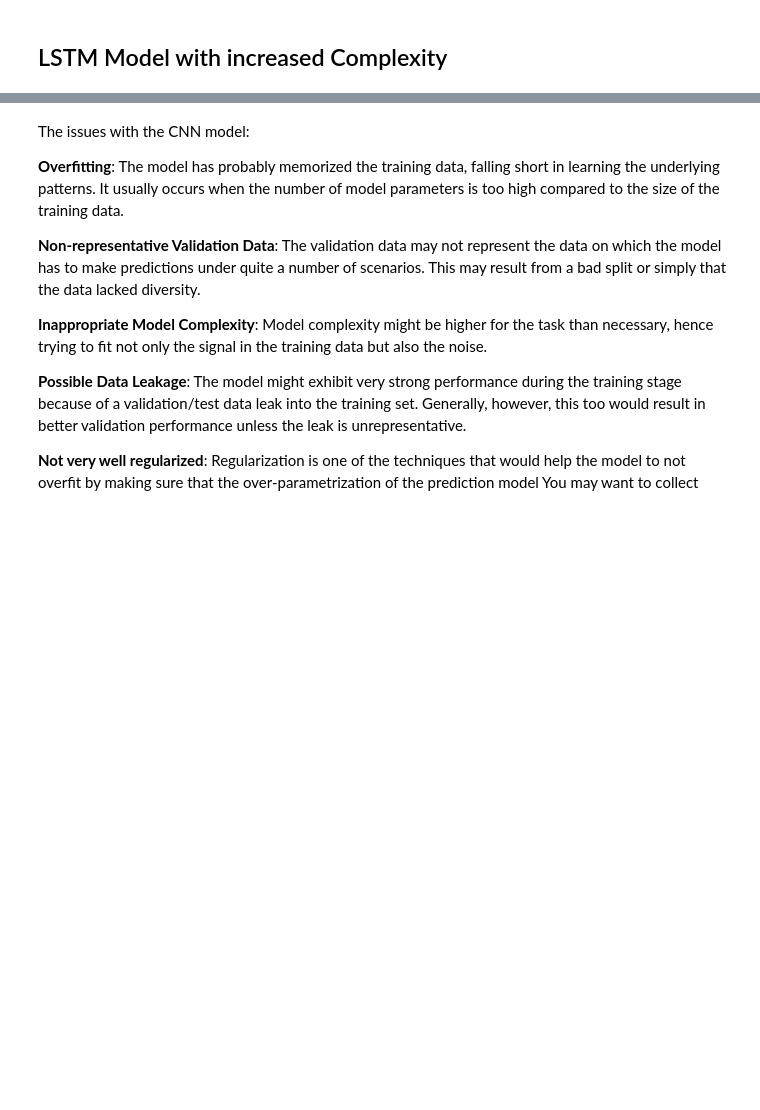
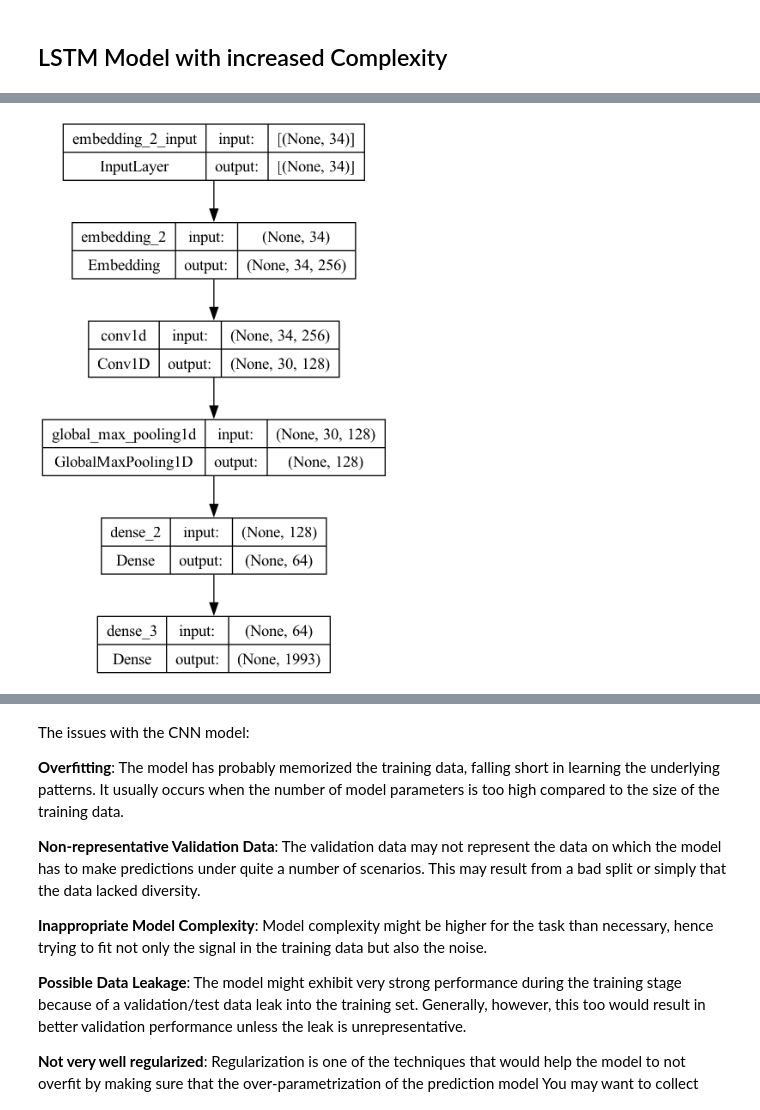
Before and after one commit to ukarthikvarmaCCT/Continous_Assessment_Sem_2, a Jupyter notebook: Model_building.ipynb, the cells around one changed output, grey strips where cells are left out. Drawn from its saved outputs; the diff is of its cells as text; code cells hidden in the pictures; blank space fills up the shorter version.

```diff
--- a/Model_building.ipynb
+++ b/Model_building.ipynb
@@ -266 +276,6 @@ Epoch 10/10
+# %%
+# Assuming 'model' is your trained model
+plot_model(model, to_file='CNN_Simple.png', show_shapes=True, show_layer_names=True)
+# %% [output]
+[figure, added]
 # %%
```
Also changed, not shown: parts of 17 cells of this notebook, 7 other files.
